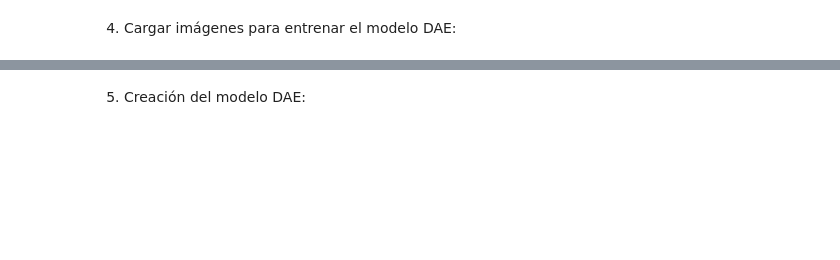
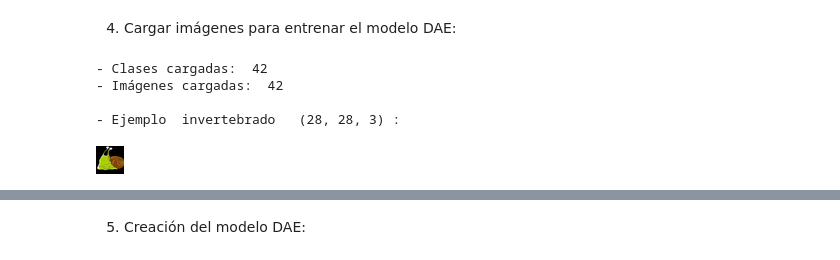
Before and after one commit to PGP-MachineLearning/demoANIMALES, a Jupyter notebook: DAE Imag ANIMALES.ipynb, the cells around one changed output, grey strips where cells are left out. Cells and saved outputs as stored; diff of their text form; code cells hidden in the pictures; blank space fills up the shorter version.

```diff
--- a/DAE Imag ANIMALES.ipynb
+++ b/DAE Imag ANIMALES.ipynb
@@ -33,7 +38,7 @@ print("\nLibrerías importadas")
 # %%
 # tamaño de las imágenes
 # por compatibilidad de tipo de imágenes, para ANIMALES usar sólo en blanco y negro: 1 canal
-IMAGE_SHAPE = (32, 32, 1)
+IMAGE_SHAPE = (28, 28, 3)
 
 # cantidad de neuronas ocultas para features (datos comprimidos o codings)
 num_features = 12
@@ -79,34 +88,40 @@ images_ori = []
 all_dirs = os.listdir( imagPath )
 for each_dir in all_dirs:
 
     auxiPath = imagPath + '/' + each_dir
     imagFN  = os.listdir( auxiPath )
     for each_imagFN in imagFN:
 
           # abre la imagen
           imag = Image.open(auxiPath + "/" + each_imagFN)
 
           # ajusta el tamaño
           if IMAGE_SHAPE[2]==1:
-            imag = imag.convert('L')
             tipoImage = 'L'
           else:
             tipoImage = 'RGB'
+          imag = imag.convert(tipoImage)
           imag = imag.resize((IMAGE_SHAPE[0], IMAGE_SHAPE[1]), Image.ANTIALIAS)
 
           # transforma a un vector de nros
           arImag = np.array(imag)
 
           # agrega a los vectores
           classes_ori.append( each_dir )
           images_ori.append( arImag )
 
 print("- Clases cargadas: ", len(classes_ori))
 print("- Imágenes cargadas: ", len(images_ori))
 
 if len(images_ori)>0:
   print("\n- Ejemplo ", classes_ori[0], " ", images_ori[0].shape, ": ")
   display( Image.fromarray(images_ori[0], tipoImage) )
+# %% [output]
+- Clases cargadas:  42
+- Imágenes cargadas:  42
+
+- Ejemplo  invertebrado   (28, 28, 3) :
+[figure, added]
 # %%
 # define función auxiliar para mostrar imágenes preparadas
 def plot_image(imag):
```
Also changed, not shown: parts of 13 cells of this notebook.
